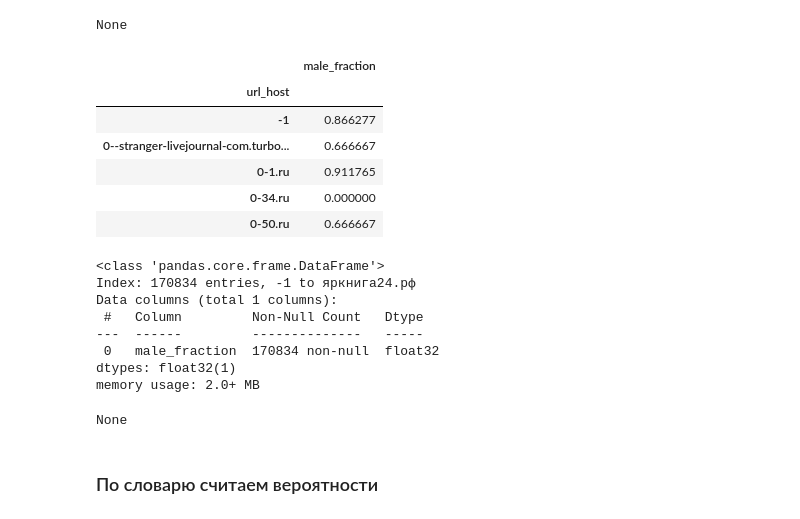
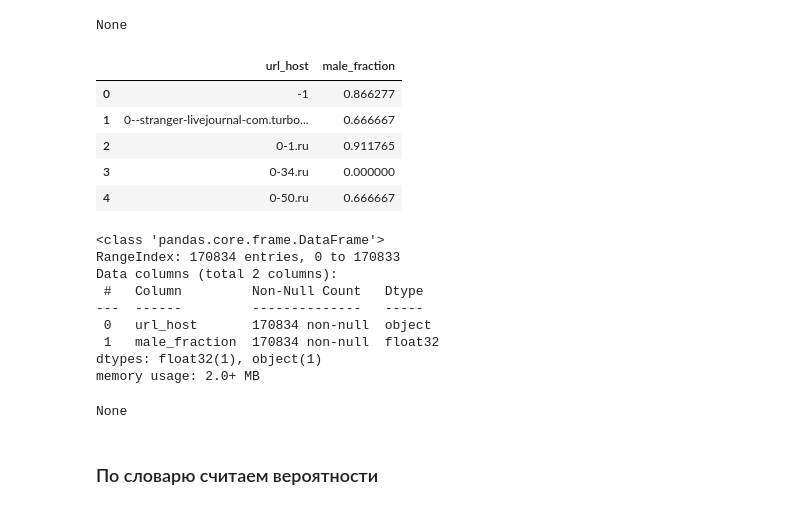
Before and after one commit to koshkidadanet/MTS-ML-CUP, a Jupyter notebook: feature_eng.ipynb, the cells around one changed output. Cells and saved outputs as stored; diff of their text form; code cells hidden in the pictures.

Commit message:
male_probability_by_urls

```diff
--- a/feature_eng.ipynb
+++ b/feature_eng.ipynb
@@ -1676,36 +1676,36 @@ None
 # %%
 target = pd.read_parquet('..\\full_data\\public_train.pqt',columns=['user_id','is_male'])
 target['user_id'] = target['user_id'].astype('int32')
 target['is_male'] = target['is_male'].astype('object')
 
 # добавляем target, удаляем nan
 data = data.merge(target[['is_male','user_id']], on = 'user_id', how = 'inner')
 del target
 data = data.loc[~(data['is_male'].isna()) & (data['is_male'] != 'NA')]
 data['is_male'] = data['is_male'].astype('int8')
 
 data['male_request_cnt'] = data['is_male'] * data['request_cnt']
 data = data.groupby('url_host').agg({'request_cnt':'sum','male_request_cnt':'sum'})
 data['male_fraction'] = data['male_request_cnt']/data['request_cnt']
 data['male_fraction'] = data['male_fraction'].astype('float32')
-data = data.drop(['request_cnt','male_request_cnt'],axis=1)
+data = data.drop(['request_cnt','male_request_cnt'],axis=1).reset_index()
 display(data.head())
 display(data.info())
 # %% [output]
-|  | male_fraction |
-| url_host |  |
-| -1 | 0.866277 |
-| 0--stranger-livejournal-com.turbo... | 0.666667 |
-| 0-1.ru | 0.911765 |
-| 0-34.ru | 0.000000 |
-| 0-50.ru | 0.666667 |
+|  | url_host | male_fraction |
+| 0 | -1 | 0.866277 |
+| 1 | 0--stranger-livejournal-com.turbo... | 0.666667 |
+| 2 | 0-1.ru | 0.911765 |
+| 3 | 0-34.ru | 0.000000 |
+| 4 | 0-50.ru | 0.666667 |
 <class 'pandas.core.frame.DataFrame'>
-Index: 170834 entries, -1 to яркнига24.рф
-Data columns (total 1 columns):
+RangeIndex: 170834 entries, 0 to 170833
+Data columns (total 2 columns):
  #   Column         Non-Null Count   Dtype
 ---  ------         --------------   -----
- 0   male_fraction  170834 non-null  float32
-dtypes: float32(1)
+ 0   url_host       170834 non-null  object
+ 1   male_fraction  170834 non-null  float32
+dtypes: float32(1), object(1)
 memory usage: 2.0+ MB
 None
 # %%
```
Also changed, not shown: parts of 4 cells of this notebook.
